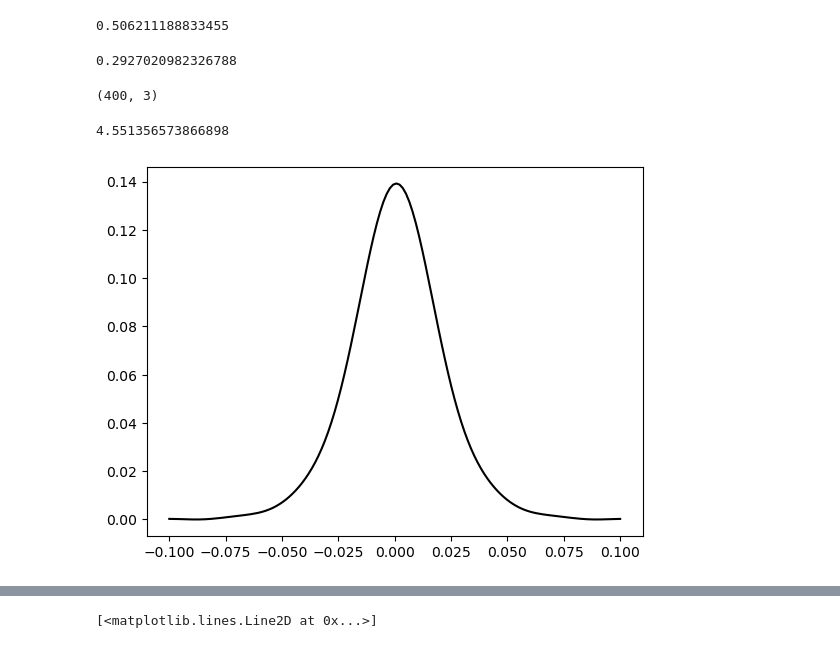
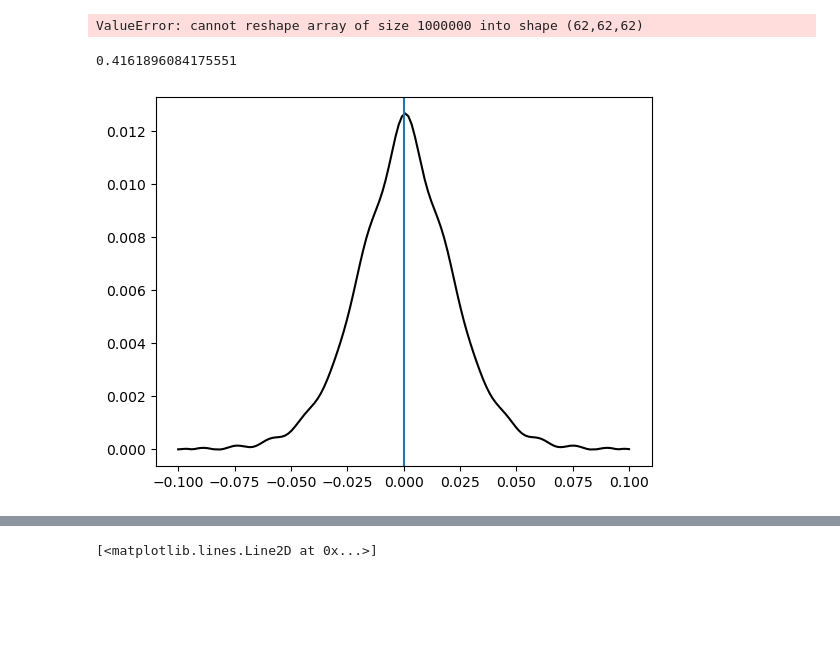
Before and after one commit to juanpulgarin/Black_P, a Jupyter notebook: Black_P_Excitons/Openning_Excitons.ipynb, the cells around one changed output, grey strips where cells are left out. Saved outputs shown, nothing was run; the diff lists cells and outputs as text; code cells hidden in the pictures; blank space fills up the shorter version.

```diff
--- a/Black_P_Excitons/Openning_Excitons.ipynb
+++ b/Black_P_Excitons/Openning_Excitons.ipynb
@@ -25,9 +26,9 @@ system="BlackP"
 out_path = "./../../OUT/"
 path = "./../../DATA/data_excitons/"+system+"/"
 # %%
-nkx=64
-nky=64
-nkz=64
+nkx=62
+nky=62
+nkz=62
 
 
 name_Exciton_energy = str(nkx)+'x'+str(nky)+'x'+str(nkz)+'.log'
@@ -60,22 +113,19 @@ epsk_new=Reading.ReadBands(fname_new)
 # %%
 p_ex = np.array([.0,.0,.0])
 
-Ψ_k_p   = Photo.SHIFTING_KplusP(nkx,nky,nkz,ψ[0,:],p_ex)
+nuevok = 140
+
+yp = Photo.Interpolator(nkx,nky,nkz,ψ[0,:],nuevok):
+
+#Ψ_k_p   = Photo.SHIFTING_KplusP(nkx,nky,nkz,ψ[0,:],p_ex)
+Ψ_k_p   = Photo.SHIFTING_KplusP(nuevok,nuevok,nuevok,yp,p_ex)
 Ec_k_p  = Photo.SHIFTING_KplusP(nkx,nky,nkz,Energie_Conduction,p_ex)
 Ev_k_p  = Photo.SHIFTING_KplusP(nkx,nky,nkz,Energie_Valence,p_ex)
 Env_k_p = Photo.SHIFTING_KplusP(nkx,nky,nkz,Energie_no_Valence,p_ex)
 
-print(27.2*(np.min(Ec_k_p)-np.max(Ev_k_p)))
-
 EnergySpectrum = np.linspace(np.min(Energie_Valence)+ϵ[0]-0.01,np.max(Energie_Valence)+ϵ[0]+0.015,800)
 
 tolerancia = 0.0005
-# %% [output]
-0.506211188833455
-# %%
-np.max(ψ[0,:])
-# %% [output]
-0.2927020982326788
 # %%
 #===========================================================================
 k_points_path = np.array([[0.0,0.0,0.0],[0.0,0.0,0.5],[0.5,0.0,0.5],[0.5,0.0,0.0],[0.0,0.0,0.0],[0.0,0.0,0.5]])
@@ -101,7 +151,7 @@ for ω_ii in range(len(EnergySpectrum)):
 
 np.shape(new_path)
 # %% [output]
-(400, 3)
+ValueError: cannot reshape array of size 1000000 into shape (62,62,62)
 # %%
 #===========================================================================
 delta = 0.1
@@ -111,7 +161,8 @@ x_kpts = np.linspace(0-delta,0+delta,n_kpts)
 new_path = kgrid.K_PATH(k_points_path,n_kpts)
 #klabel=[r"$\Gamma$","X","S","Y",r"$\Gamma$","X"]
 
-Ψ_kpts   = Photo.FourierInterpolate(nkx,nky,nkz,Ψ_k_p,new_path)
+#Ψ_kpts   = Photo.FourierInterpolate(nkx,nky,nkz,Ψ_k_p,new_path)
+Ψ_kpts   = Photo.FourierInterpolate(nuevok,nuevok,nuevok,Ψ_k_p,new_path)
 Ec_kpts  = Photo.FourierInterpolate(nkx,nky,nkz,Ec_k_p,new_path)
 Ev_kpts  = Photo.FourierInterpolate(nkx,nky,nkz,Ev_k_p,new_path)
 Env_kpts = Photo.FourierInterpolate(nkx,nky,nkz,Env_k_p,new_path)
@@ -130,7 +181,8 @@ for ω_ii in range(len(EnergySpectrum)):
         Intensity_E[ω_ii,kk,1] = Photo.Delta( EnergySpectrum[ω_ii]-Ev_kpts[kk], tolerancia) #* np.real(Ψ_kpts[kk])
 # %%
 plt.plot(x_kpts, abs(Ψ_kpts), c='black')
+plt.axvline(x=0)
 sum(Ψ_kpts)
 # %% [output]
-4.551356573866898
+0.4161896084175551
-[figure, old version]
+[figure, new version]
```
Also changed, not shown: parts of 17 cells of this notebook, 3 other files.
